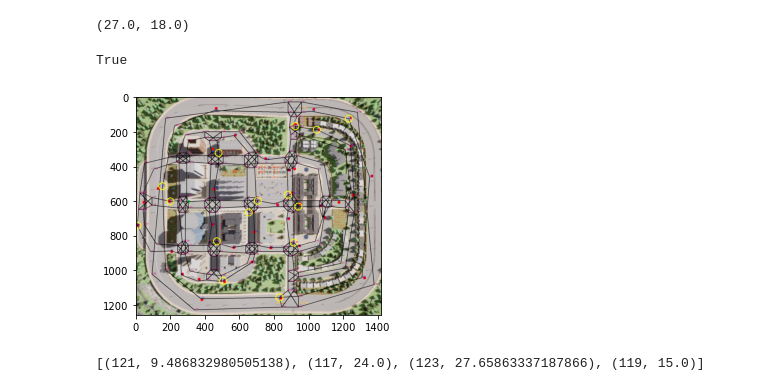
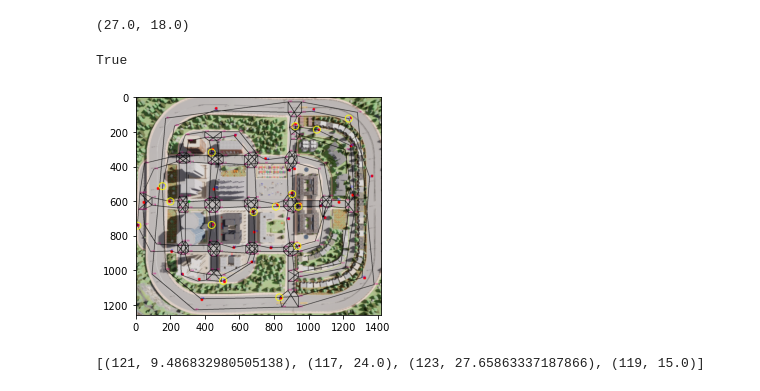
Before and after one commit to MohammadDallash/TSP-autonomous-car-planning, a Jupyter notebook: aco.ipynb, the cells around one changed output. Drawn from its saved outputs; the diff is of its cells as text; code cells hidden in the pictures.

```diff
--- a/aco.ipynb
+++ b/aco.ipynb
@@ -671,7 +671,7 @@ def plotImg(mainPointsText = True, mainPointsCircles = False, interPointsText= T
 
 
 
-    fif = np.array([   2  , 4 , 91 , 73 ,  8 ,139, 13 , 27 , 18 , 20  ,23 , 25,  42 , 81, 117])
+    fif = np.array([   2  , 4 , 34 , 11 ,  8 ,15, 13 , 27 , 18 , 20  ,23 , 25,  16 , 12, 36])
 
     for desierdPoint in fif:
         (x, y) = get_point(desierdPoint)
@@ -716,34 +716,34 @@ def plotImg(mainPointsText = True, mainPointsCircles = False, interPointsText= T
                 elif i==n-1:
                     s =  int (Path[i])
                     d = int (1)
                 else:
                     s =  int (Path[i])
                     d = int (Path[i+1])
 
                 sx, sy = traslate(point= get_point(s))
                 dx, dy = traslate(point= get_point(d))
 
                 center = (int ((sx+dx)/2) , int ((sy+dy)/2))
                 cv2.putText(imgcopy, str(c), center, font,fontScale,(0,0,0),thickness*2, lineType)
 
 
                 cv2.line(imgcopy, (sx,sy), (dx,dy), (0,0,0), 2)
                 c+=1
 
             if splitPath == True:
                 cv2.imwrite('pathes//path' + str(imgC) + '.png', imgcopy)
             imgC+=1
 
     return imgcopy
 
 
 
 img  = plotImg ( mainPointsText = True, mainPointsCircles = False, interPointsText= True, interPointsCircles = False, showEdges= True)
 plt.imshow(img[:,:,::-1])
 cv2.imwrite('out.png', img)
 # %% [output]
 True
-[figure, old version]
+[figure, new version]
 # %%
 graphList = {}
 
```
Also changed, not shown: parts of 4 cells of this notebook, 4 other files.
